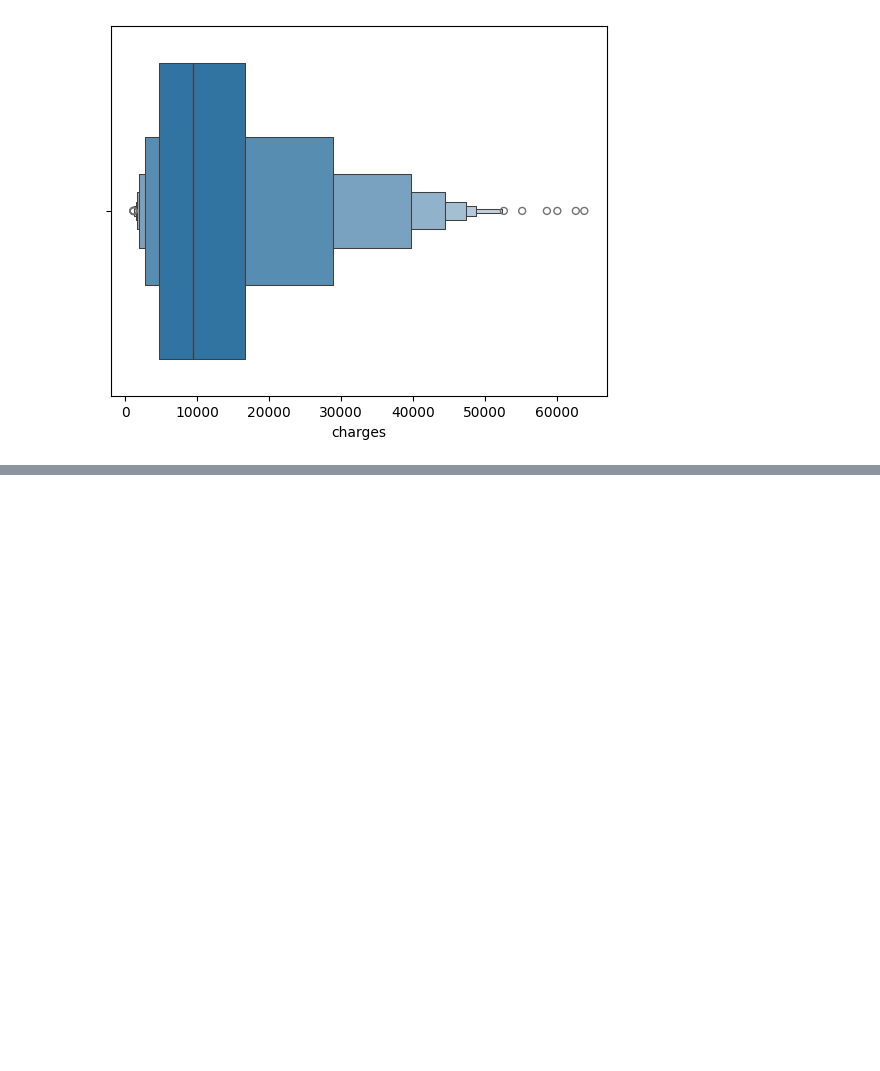
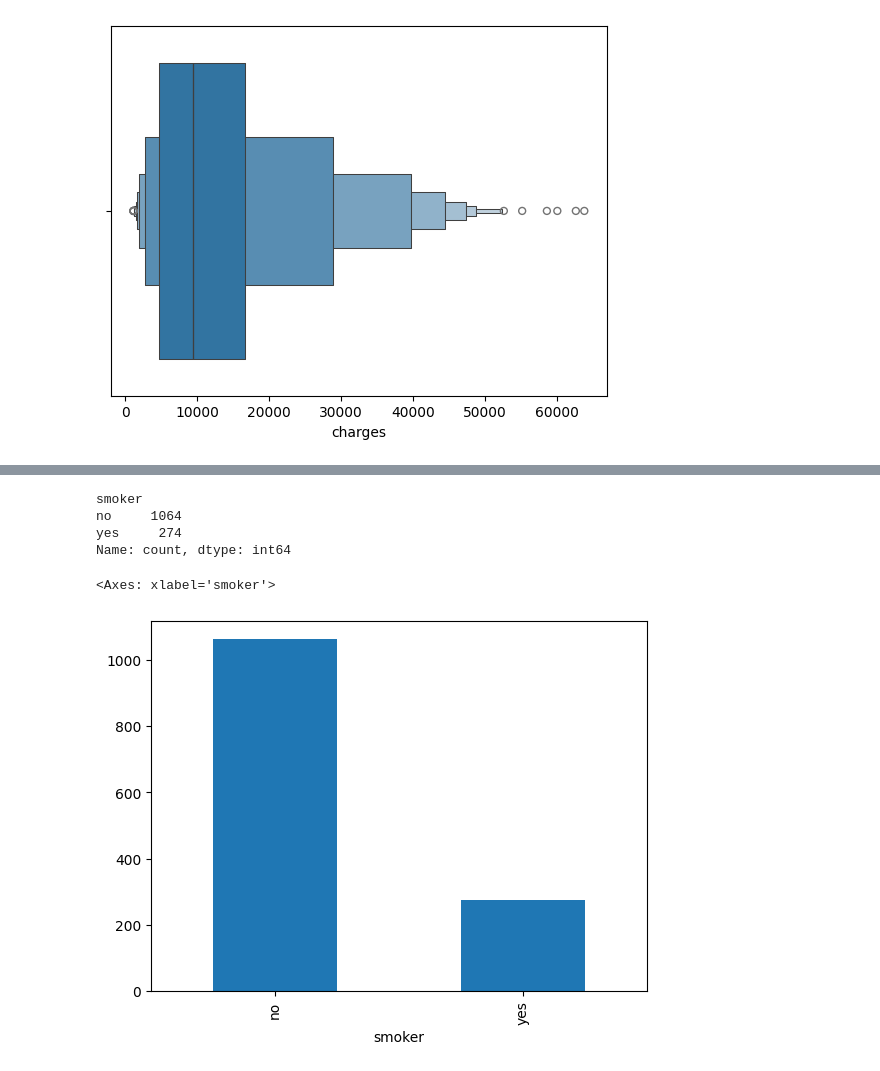
Before and after one commit to michaelhudson2205/Maven_Regression_and_Forecasting, a Jupyter notebook: notebooks/v_028_exploring_target.ipynb, the cells around one changed output, grey strips where cells are left out. Drawn from its saved outputs; the diff is of its cells as text; code cells hidden in the pictures; blank space fills up the shorter version.

```diff
--- a/notebooks/v_028_exploring_target.ipynb
+++ b/notebooks/v_028_exploring_target.ipynb
@@ -56,0 +66,12 @@ sns.boxenplot(x=insurance['charges']);
+# %%
+insurance['smoker'].value_counts()
+# %% [output]
+smoker
+no     1064
+yes     274
+Name: count, dtype: int64
+# %%
+insurance['smoker'].value_counts().plot.bar()
+# %% [output]
+<Axes: xlabel='smoker'>
+[figure, added]
```
Also changed, not shown: parts of 4 cells of this notebook.
